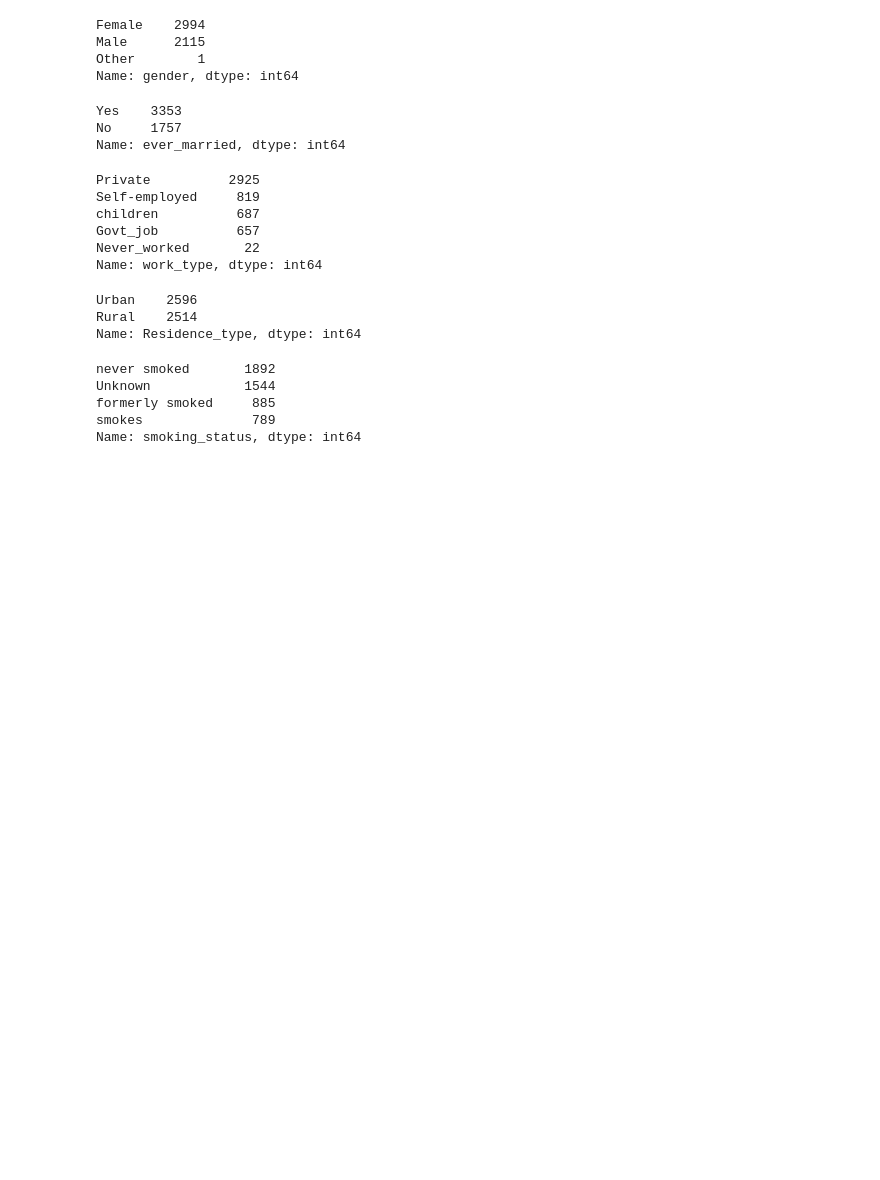
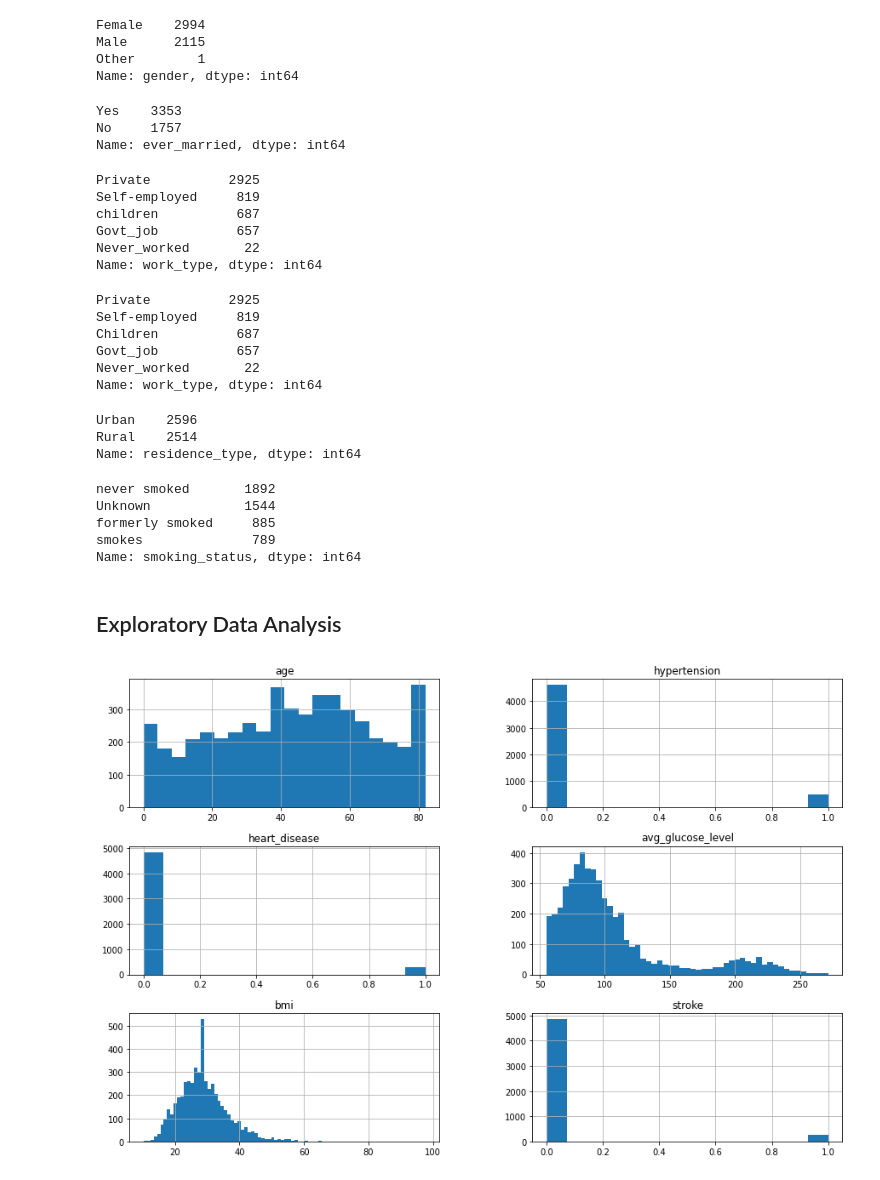
Before and after one commit to kevinbrnett/Classification-Project, a Jupyter notebook: Project_Part_2.ipynb, the cells around one changed output. Saved outputs shown, nothing was run; the diff lists cells and outputs as text; code cells hidden in the pictures; blank space fills up the shorter version.

```diff
--- a/Project_Part_2.ipynb
+++ b/Project_Part_2.ipynb
@@ -45,3 +45,7 @@ memory usage: 479.2+ KB
 | 4 | 1665 | Female | 79.0 | 1 | 0 | Yes | Self-employed | Rural | ... |
 # %% [markdown]
 ## Data Cleaning
+# %%
+# Make columns lowercase
+df.columns= df.columns.str.lower()
+df.info()
@@ -132,12 +155,22 @@ children          687
 Govt_job          657
 Never_worked       22
 Name: work_type, dtype: int64
+# %%
+df['work_type'] = df['work_type'].replace('children','Children')
+df['work_type'].value_counts()
+# %% [output]
+Private          2925
+Self-employed     819
+Children          687
+Govt_job          657
+Never_worked       22
+Name: work_type, dtype: int64
 # %%
-df['Residence_type'].value_counts()
+df['residence_type'].value_counts()
 # %% [output]
 Urban    2596
 Rural    2514
-Name: Residence_type, dtype: int64
+Name: residence_type, dtype: int64
 # %%
 df['smoking_status'].value_counts()
 # %% [output]
@@ -146,3 +179,10 @@ Unknown            1544
 formerly smoked     885
 smokes              789
 Name: smoking_status, dtype: int64
+# %% [markdown]
+## Exploratory Data Analysis
+# %%
+# Histograms for numeric data
+df.hist(bins='auto', figsize=(15,10));
+# %% [output]
+[figure, added]
```
Also changed, not shown: parts of 1 cell of this notebook.
